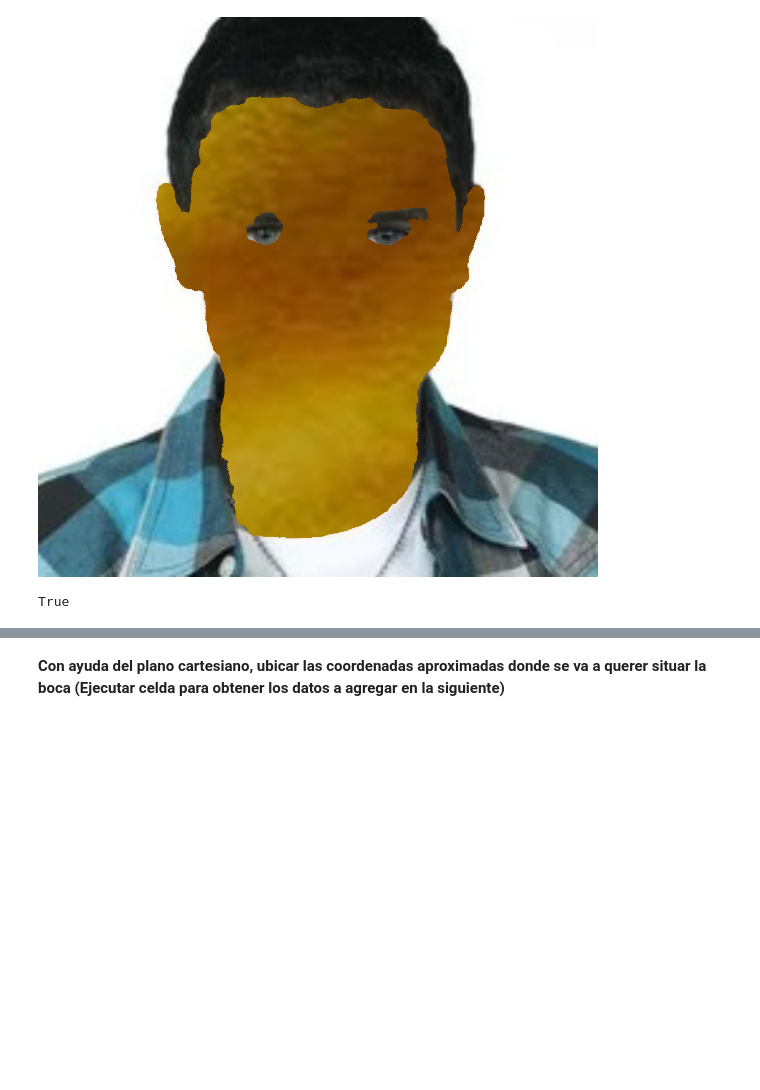
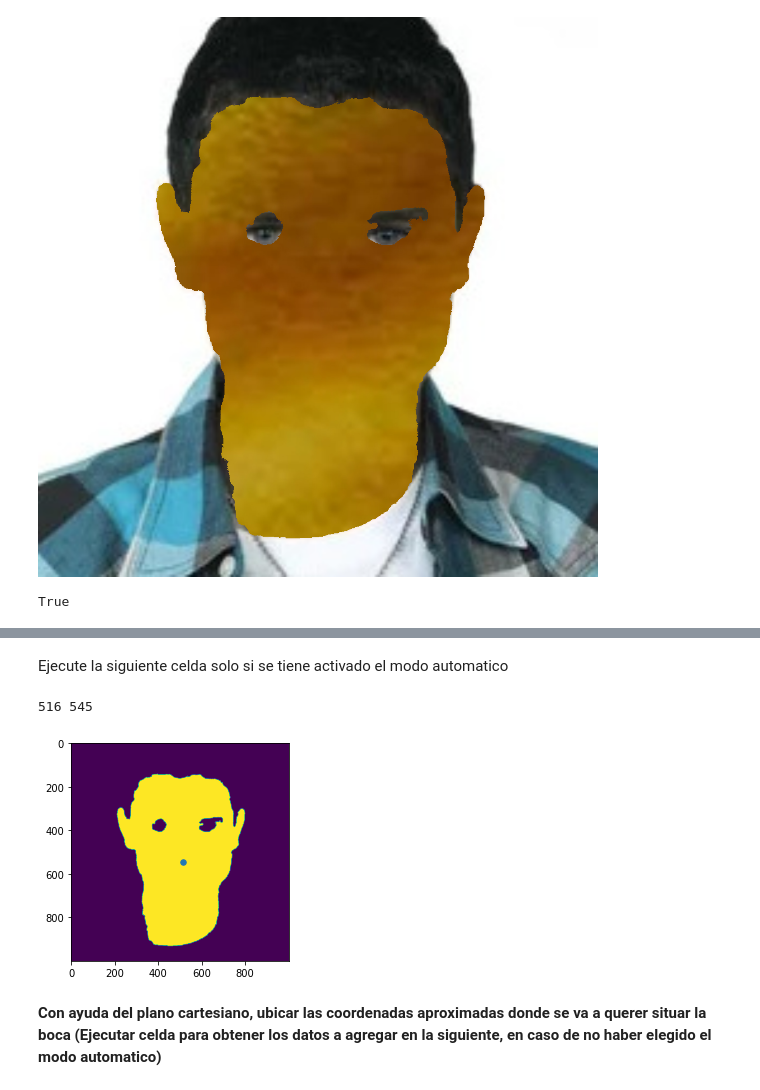
Before and after one commit to sdpapas3/Cheemsificador, a Jupyter notebook: Cheemsificador_pynb.ipynb, the cells around one changed output, grey strips where cells are left out. Saved outputs shown, nothing was run; the diff lists cells and outputs as text; code cells hidden in the pictures; blank space fills up the shorter version.

```diff
--- a/Cheemsificador_pynb.ipynb
+++ b/Cheemsificador_pynb.ipynb
@@ -86,5 +97,66 @@ True
+# %% [markdown]
+Ejecute la siguiente celda solo si se tiene activado el modo automatico
+# %%
+
+leftflag=1
+rightflag=1
+upperflag=1
+lowerflag=1
+
+leftborder=0
+rightborder=1000
+upperborder=0
+lowerborder=1000
+
+
+i=0
+while i < 500:
+  if mask[(500,500-i)] != 255 and leftflag:
+    leftborder=500-i
+    leftflag=0
+  if mask[(500,500+i)] != 255 and rightflag:
+    rightborder=500+i
+    rightflag=0
+  if mask[(500-i,500)] != 255 and upperflag:
+    upperborder=500-i
+    upperflag=0
+  if mask[(500+i,500)] != 255 and lowerflag:
+    lowerborder=500+i
+    lowerflag = 0
+  i += 1
+if angulo == 1:
+  auto_x=leftborder+20
+elif angulo == 2:
+  auto_x=rightborder-20
+else:
+  auto_x=int((leftborder+rightborder)/2)
+auto_y=int((lowerborder+upperborder)/2)
+
+#print(leftborder)
+#plt.imshow(mask)
+#plt.scatter(leftborder,500,30)
+#plt.show(1000)
+#print(rightborder)
+#plt.imshow(mask)
+#plt.scatter(rightborder,500,30)
+#plt.show(1000)
+#print(upperborder)
+#plt.imshow(mask)
+#plt.scatter(500,upperborder,30)
+#plt.show(1000)
+#print(lowerborder)
+#plt.imshow(mask)
+#plt.scatter(500,lowerborder,30)
+#plt.show(1000)
+print(auto_x,auto_y)
+plt.imshow(mask)
+plt.scatter(auto_x,auto_y,30)
+plt.show(1000)
+# %% [output]
+516 545
+[figure, added]
 # %% [markdown]
-<b>Con ayuda del plano cartesiano, ubicar las coordenadas aproximadas donde se va a querer situar la boca (Ejecutar celda para obtener los datos a agregar en la siguiente)</b>
+<b>Con ayuda del plano cartesiano, ubicar las coordenadas aproximadas donde se va a querer situar la boca (Ejecutar celda para obtener los datos a agregar en la siguiente, en caso de no haber elegido el modo automatico)</b>
 # %%
 
 
```
Also changed, not shown: parts of 7 cells of this notebook.
